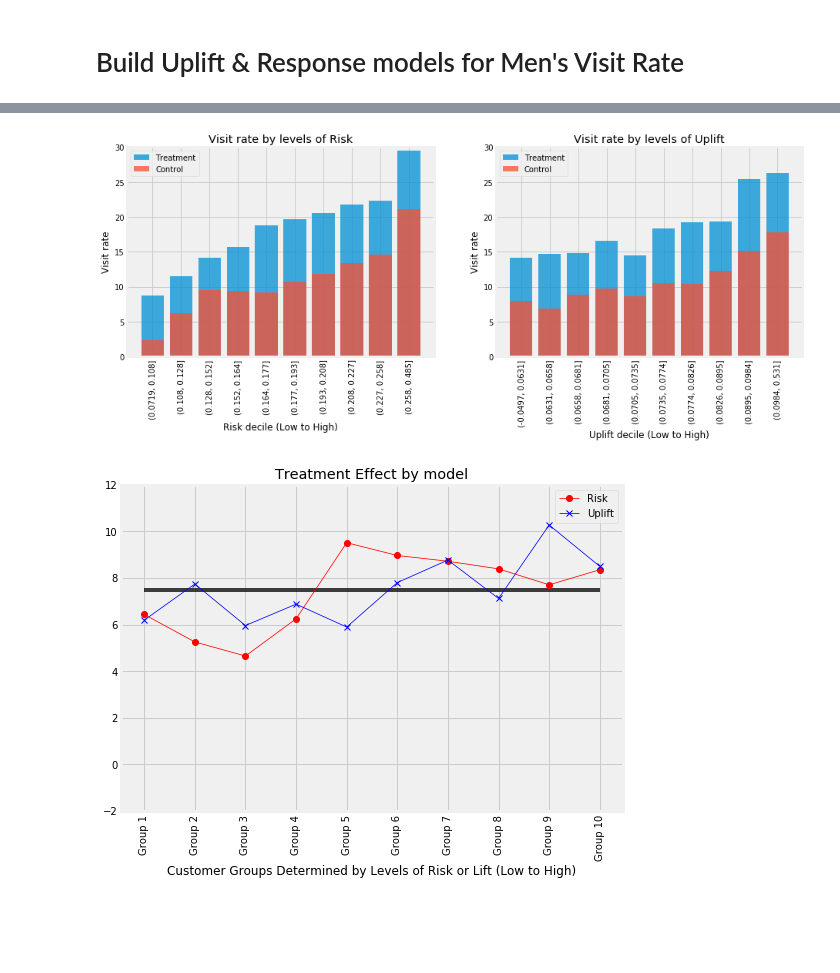
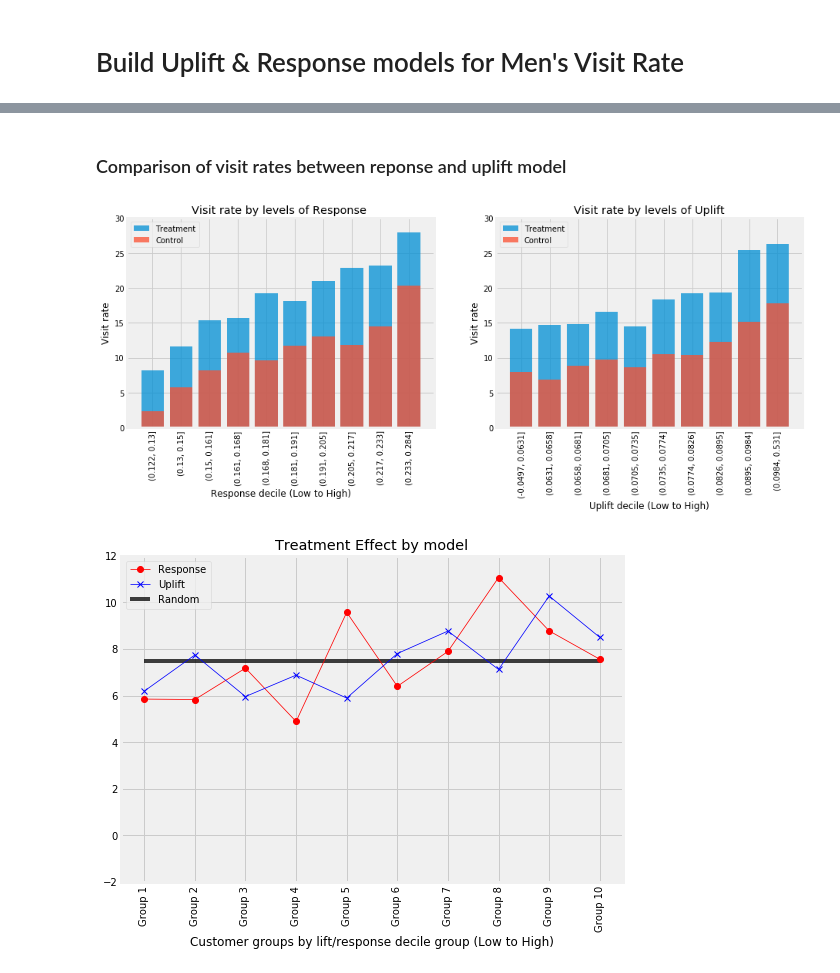
Before and after one commit to W-Tran/uplift-modelling, a Jupyter notebook: Uplift_Modelling.ipynb, the cells around one changed output, grey strips where cells are left out. Cells and saved outputs as stored; diff of their text form; code cells hidden in the pictures; blank space fills up the shorter version.

```diff
--- a/Uplift_Modelling.ipynb
+++ b/Uplift_Modelling.ipynb
@@ -497,22 +497,14 @@ ___
 # %%
-# RandomForestCV
-best_params = {
-    'random_state': 5,
-    'n_estimators': 126,
-    'max_features': 'sqrt',
-    'max_depth': 4
-}
-up2.fit(**best_params)
-
+# Plot Train/Test Qini Curve
 fig = plt.figure(figsize=(12,5))
 ax = fig.add_subplot(121)
 up2.train_results_.plot('qini', ax=ax, show_random_selection=True)
-ax.set_title("Qini curve (Train)")
-
+ax.set_title("Qini Curve (Train)")
 ax = fig.add_subplot(122)
 up2.test_results_.plot('qini', ax=ax, show_random_selection=True)
-ax.set_title("Qini curve (Test)")
+ax.set_title("Qini Curve (Test)")
 
+average_treatment_effect = visit_rate_ate(up2.df_test, test_set=True)
 print("Cumulative Gain AUC: {:.5f}".format(up2.train_results_.Q_qini))
 print("Cumulative Gain AUC: {:.5f}".format(up2.test_results_.Q_qini))
 # %% [output]
@@ -519,8 +512,3 @@ print("Cumulative Gain AUC: {:.5f}".format(up2.test_results_.Q_qini))
 Cumulative Gain AUC: 0.01670
 Cumulative Gain AUC: 0.00239
 [figure]
-# %%
-mens_treated_visit_rate = up2.df_test[up2.df_test.Treatment==1].Outcome.mean()*100
-mens_untreated_visit_rate = up2.df_test[up2.df_test.Treatment==0].Outcome.mean()*100
-average_treatment_effect = mens_treated_visit_rate - mens_untreated_visit_rate
-print("Mens's test set visit rate uplift: {:.2f}%".format(average_treatment_effect))
@@ -561,45 +556,50 @@ del y_pred_risk
+# %% [markdown]
+### Comparison of visit rates between reponse and uplift model
 # %%
-risk_treatment, risk_control = compute_visit_rates(results_df)
-uplift_treatment, uplift_control = compute_visit_rates(results_df, for_risk=False)
+response_visit_rates_t, response_visit_rates_c = compute_visit_rates(results_df, for_response=True)
+uplift_visit_rates_t, uplift_visit_rates_c = compute_visit_rates(results_df, for_response=False)
 
 fig = plt.figure(figsize=(14,5))
 
 ax1 = fig.add_subplot(121)
-ax1.bar(risk_treatment.risk_decile.values, risk_treatment.visit_rate.values, label='Treatment', alpha=0.75)
-ax1.bar(risk_control.risk_decile.values, risk_control.visit_rate.values, label='Control', alpha=0.75)
+ax1.bar(response_visit_rates_t['response_decile'], response_visit_rates_t['visit_rate'], label='Treatment', alpha=0.75)
+ax1.bar(response_visit_rates_c['response_decile'], response_visit_rates_c['visit_rate'], label='Control', alpha=0.75)
 ax1.set_ylabel("Visit rate")
-ax1.set_xlabel("Risk decile (Low to High)")
+ax1.set_xlabel("Response decile (Low to High)")
 ax1.legend()
+ax1.set_title("Visit rate by levels of Response ")
 plt.xticks(rotation='vertical')
-ax1.set_title("Visit rate by levels of Risk")
 ax1.set_ylim(0,30)
 
 ax2 = fig.add_subplot(122)
-ax2.bar(uplift_treatment.uplift_decile.values, uplift_treatment.visit_rate.values, label='Treatment', alpha=0.75)
-ax2.bar(uplift_control.uplift_decile.values, uplift_control.visit_rate.values, label='Control', alpha=0.75)
+ax2.bar(uplift_visit_rates_t['uplift_decile'], uplift_visit_rates_t['visit_rate'], label='Treatment', alpha=0.75)
+ax2.bar(uplift_visit_rates_c['uplift_decile'], uplift_visit_rates_c['visit_rate'], label='Control', alpha=0.75)
 ax2.set_ylabel("Visit rate")
 ax2.set_xlabel("Uplift decile (Low to High)")
 ax2.legend()
+ax2.set_title("Visit rate by levels of Uplift")
 plt.xticks(rotation='vertical')
-ax2.set_title("Visit rate by levels of Uplift")
 ax2.set_ylim(0,30);
+
+del response_visit_rates_t, response_visit_rates_c, uplift_visit_rates_t, uplift_visit_rates_c
 # %% [output]
-[figure, old version]
+[figure, new version]
 # %%
-group_labels = ['Group ' + str(group) for group in list(range(1,11))]
-risk_te = compute_treatment_effect(results_df)
-risk_te['group'] = group_labels
-uplift_te = compute_treatment_effect(results_df, for_risk=False)
-uplift_te['group'] = group_labels
+response_treatment_effect = compute_treatment_effect(results_df, for_response=True)
+uplift_treatment_effect = compute_treatment_effect(results_df, for_response=False)
+response_treatment_effect['group'] = ['Group ' + str(num) for num in range(1,11)]
+uplift_treatment_effect['group'] = ['Group ' + str(num) for num in range(1,11)]
 
 plt.figure(figsize=(8,6))
-plt.plot(risk_te.group.values, risk_te.Treatment_Effect.values, 'ro-', linewidth=0.75, label='Risk')
-plt.plot(uplift_te.group.values, uplift_te.Treatment_Effect.values, 'bx-', linewidth=0.75, label='Uplift')
+plt.plot(response_treatment_effect['group'], response_treatment_effect['treatment_effect'], 'ro-', linewidth=0.75, label='Response')
+plt.plot(uplift_treatment_effect['group'], uplift_treatment_effect['treatment_effect'], 'bx-', linewidth=0.75, label='Uplift')
 plt.ylim(-2,12)
 plt.xticks(rotation='vertical')
-plt.xlabel("Customer Groups Determined by Levels of Risk or Lift (Low to High)")
-plt.legend()
+plt.xlabel("Customer groups by lift/response decile group (Low to High)")
 plt.title("Treatment Effect by model")
-plt.hlines(average_treatment_effect, 0, 9, label='Random', alpha=0.75);
+plt.hlines(average_treatment_effect, 0, 9, label='Random', alpha=0.75)
+plt.legend();
+
+del response_treatment_effect, uplift_treatment_effect
 # %% [output]
-[figure, old version]
+[figure, new version]
```
Also changed, not shown: parts of 34 cells of this notebook.
